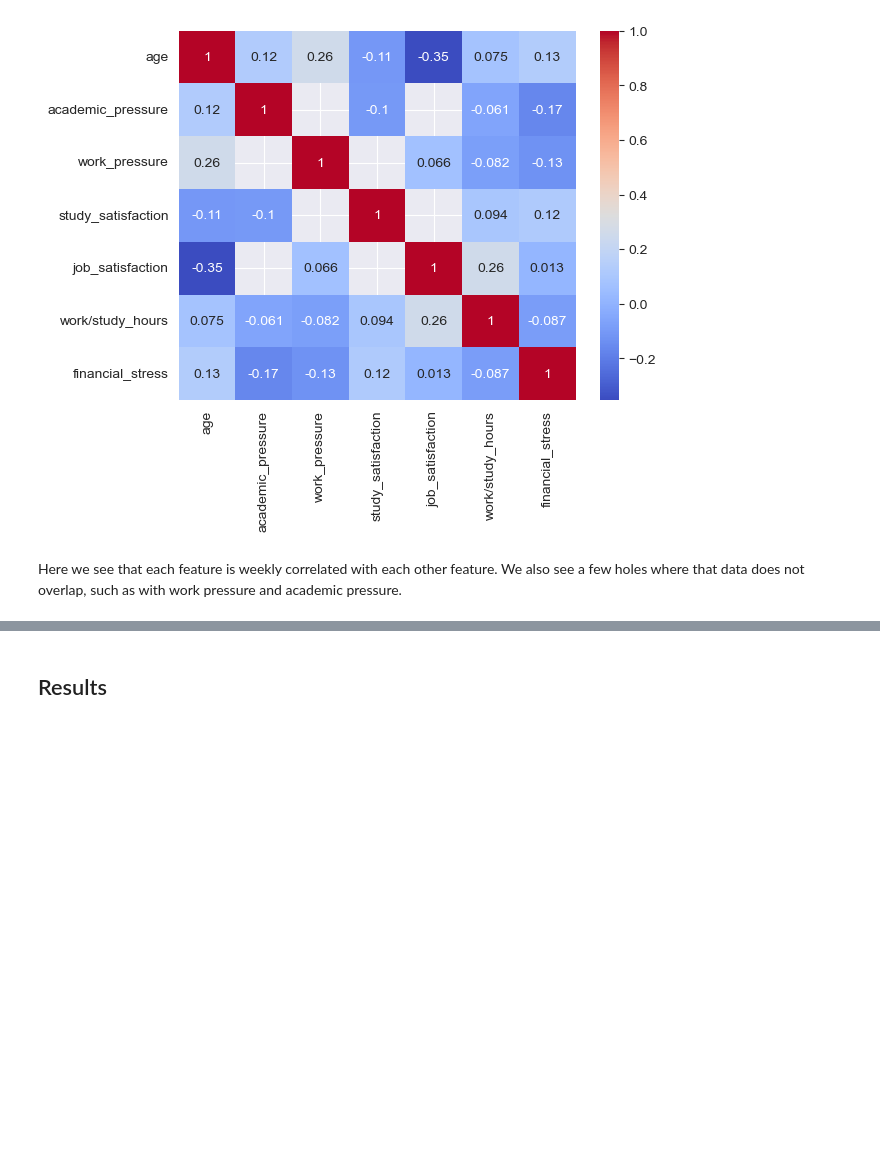
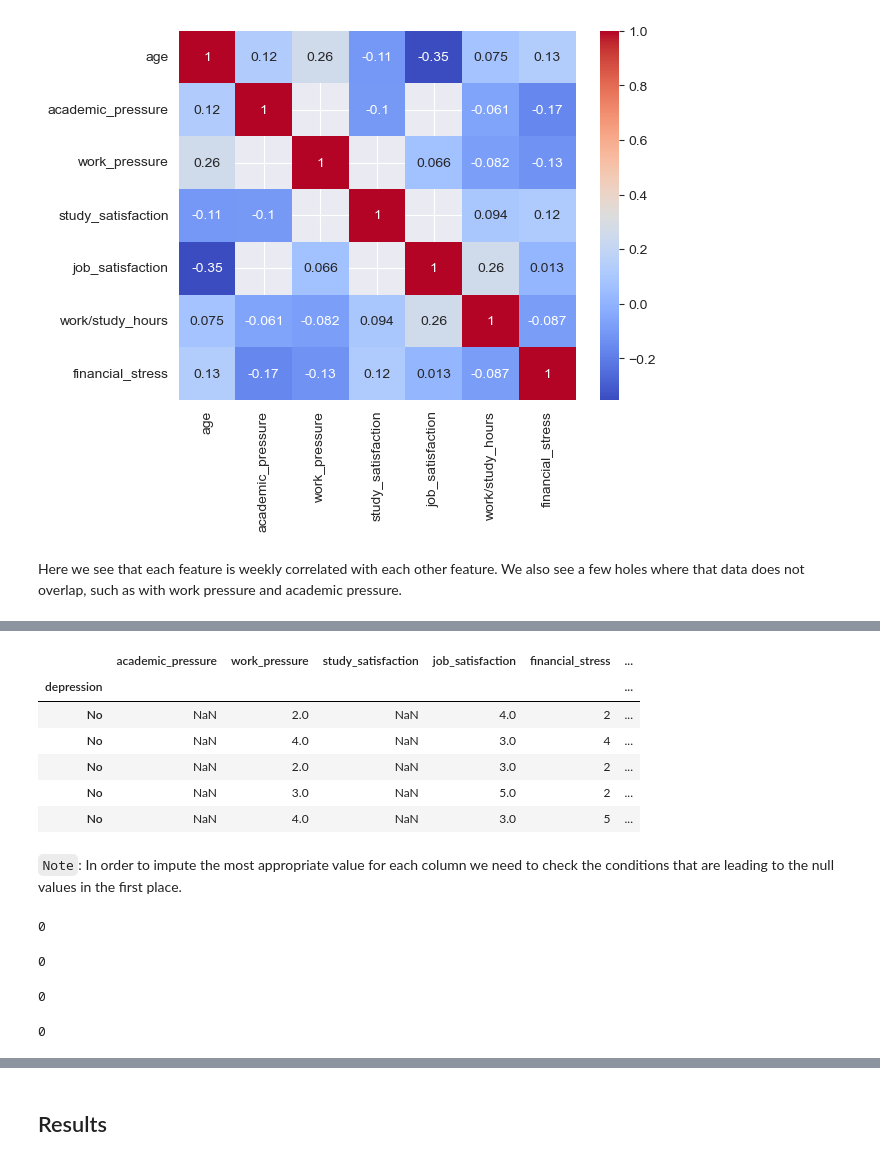
Before and after one commit to elijahlopez94/depression_survey_analysis, a Jupyter notebook: eda.ipynb, the cells around one changed output, grey strips where cells are left out. Saved outputs shown, nothing was run; the diff lists cells and outputs as text; code cells hidden in the pictures; blank space fills up the shorter version.

Commit message:
Began cleaning data in order to calculate risk assessment score

```diff
--- a/eda.ipynb
+++ b/eda.ipynb
@@ -581,0 +592,4 @@ Here we see that each feature is weekly correlated with each other feature. We a
+# %%
+# Double check columns that will need imputing
+stat_sig_df = df[sig_cols]
+stat_sig_df.isna().sum()
@@ -581,0 +610,61 @@ Here we see that each feature is weekly correlated with each other feature. We a
+# %%
+# Drop columns that do not follow the negative-positive continuum
+simplified_df = stat_sig_df.copy()
+simplified_df.drop(columns=[
+    'age',
+    'working_professional_or_student',
+    'sleep_duration',
+    'degree',
+    'work/study_hours'
+], inplace=True)
+
+# Set index to 'depression' so we can visualize groups later
+simplified_df['depression'] = df['depression']
+simplified_df.set_index('depression', inplace=True)
+simplified_df.head()
+# %% [output]
+|  | academic_pressure | work_pressure | study_satisfaction | job_satisfaction | financial_stress | ... |
+| depression |  |  |  |  |  | ... |
+| No | NaN | 2.0 | NaN | 4.0 | 2 | ... |
+| No | NaN | 4.0 | NaN | 3.0 | 4 | ... |
+| No | NaN | 2.0 | NaN | 3.0 | 2 | ... |
+| No | NaN | 3.0 | NaN | 5.0 | 2 | ... |
+| No | NaN | 4.0 | NaN | 3.0 | 5 | ... |
+# %% [markdown]
+`Note`: In order to impute the most appropriate value for each column we need to check the conditions that are leading to the null values in the first place.
+# %%
+# Check if any null values in academic pressure are attributed to non-students.
+null_column = df['academic_pressure'].isna()
+condition_1 = df['working_professional_or_student'].isna()
+condition_2 = df['working_professional_or_student'] == 'Student'
+
+print(len(df.loc[null_column & (condition_1 | condition_2)]))
+# %% [output]
+0
+# %%
+# Check if any null values in work pressure are attributed to non-working professionals.
+null_column = df['work_pressure'].isna()
+condition_1 = df['working_professional_or_student'].isna()
+condition_2 = df['working_professional_or_student'] == 'Working Professional'
+
+print(len(df.loc[null_column & (condition_1 | condition_2)]))
+# %% [output]
+0
+# %%
+# Check if any null values in study satisfaction are attributed to non-students.
+null_column = df['study_satisfaction'].isna()
+condition_1 = df['working_professional_or_student'].isna()
+condition_2 = df['working_professional_or_student'] == 'Student'
+
+print(len(df.loc[null_column & (condition_1 | condition_2)]))
+# %% [output]
+0
+# %%
+# Check if any null values in job satisfaction are attributed to non-working professionals.
+null_column = df['job_satisfaction'].isna()
+condition_1 = df['working_professional_or_student'].isna()
+condition_2 = df['working_professional_or_student'] == 'Working Professional'
+
+print(len(df.loc[null_column & (condition_1 | condition_2)]))
+# %% [output]
+0
```
Also changed, not shown: parts of 5 cells of this notebook.
